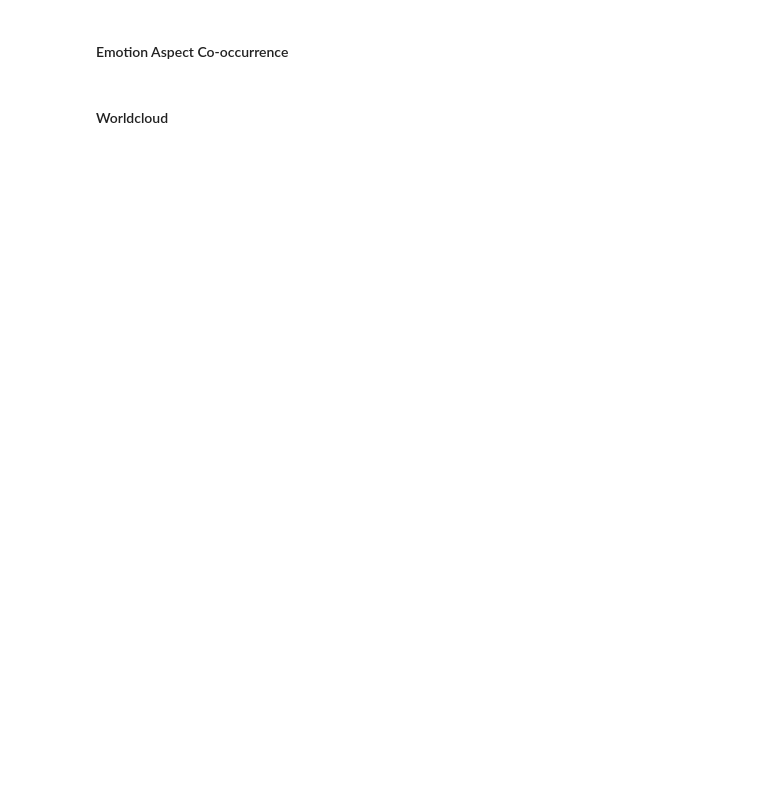
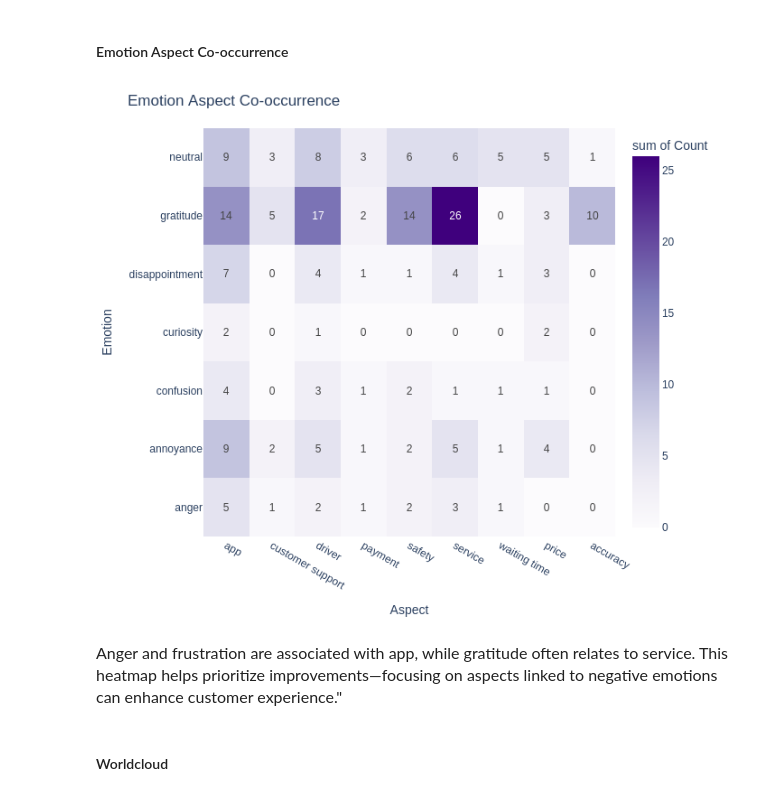
Before and after one commit to u-mar/FASA, a Jupyter notebook: notebooks/Modelling.ipynb, the cells around one changed output. Drawn from its saved outputs; the diff is of its cells as text; code cells hidden in the pictures; blank space fills up the shorter version.

```diff
--- a/notebooks/Modelling.ipynb
+++ b/notebooks/Modelling.ipynb
@@ -170,33 +234,38 @@ records = []
 for _, row in final.iterrows():
     emotion = row['overall_emotion']
     aspects = row['aspect_analysis']
+    aspects = ast.literal_eval(aspects)
     if isinstance(aspects, dict):
         for aspect in aspects:
             records.append({'Emotion': emotion, 'Aspect': aspect})
 
 
 df_expanded = pd.DataFrame(records)
 
 heatmap_data = df_expanded.groupby(['Emotion', 'Aspect']).size().reset_index(name='Count')
 
 fig = px.density_heatmap(
     heatmap_data,
     x='Aspect',
     y='Emotion',
     z='Count',
     color_continuous_scale='Purples',
     title='Emotion Aspect Co-occurrence',
     text_auto=True
 )
 
 fig.update_layout(
     xaxis_title="Aspect",
     yaxis_title="Emotion",
     height=600,
     margin=dict(l=50, r=50, t=50, b=50)
 )
 
 fig.show()
+# %% [output]
+[figure, added]
+# %% [markdown]
+<font size=3>Anger and frustration are  associated with app, while gratitude often relates to service. This heatmap helps prioritize improvements—focusing on aspects linked to negative emotions can enhance customer experience."</font>
 # %% [markdown]
 #### Worldcloud
 # %%
```
Also changed, not shown: parts of 22 cells of this notebook, 2 other files.
